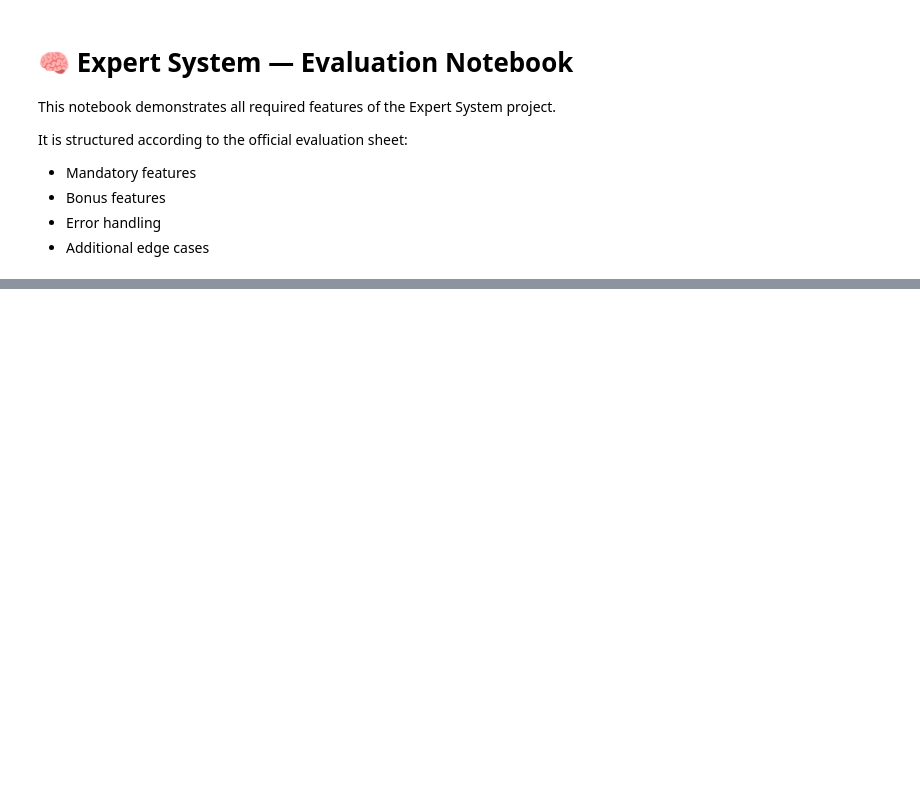
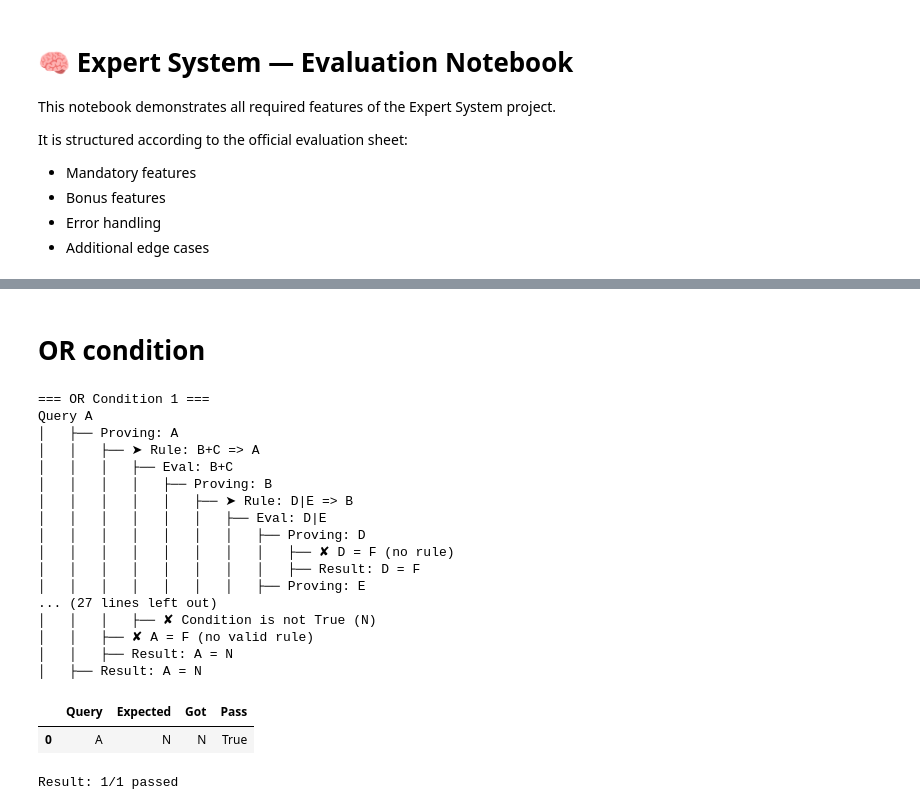
Before and after one commit to gs313/42_expert-system, a Jupyter notebook: subject_test.ipynb, the cells around one changed output, grey strips where cells are left out. Saved outputs shown, nothing was run; the diff lists cells and outputs as text; code cells hidden in the pictures; blank space fills up the shorter version.

```diff
--- a/subject_test.ipynb
+++ b/subject_test.ipynb
@@ -78,0 +111,38 @@ show_test_string(
+# %% [markdown]
+# OR condition
+# %%
+show_test_string(
+    "OR Condition 1",
+    """
+    B + C => A
+    D | E => B
+    B => C
+
+    =
+    ?A
+    """,
+    {
+        "A": "F",
+    }
+)
+# %% [output]
+=== OR Condition 1 ===
+Query A
+│   ├── Proving: A
+│   │   ├── ➤ Rule: B+C => A
+│   │   │   ├── Eval: B+C
+│   │   │   │   ├── Proving: B
+│   │   │   │   │   ├── ➤ Rule: D|E => B
+│   │   │   │   │   │   ├── Eval: D|E
+│   │   │   │   │   │   │   ├── Proving: D
+│   │   │   │   │   │   │   │   ├── ✘ D = F (no rule)
+│   │   │   │   │   │   │   │   ├── Result: D = F
+│   │   │   │   │   │   │   ├── Proving: E
+... (27 lines left out)
+│   │   │   ├── ✘ Condition is not True (N)
+│   │   ├── ✘ A = F (no valid rule)
+│   │   ├── Result: A = N
+│   ├── Result: A = N
+|  | Query | Expected | Got | Pass |
+| 0 | A | N | N | True |
+Result: 1/1 passed
```
Also changed, not shown: parts of 35 cells of this notebook, 3 other files.
